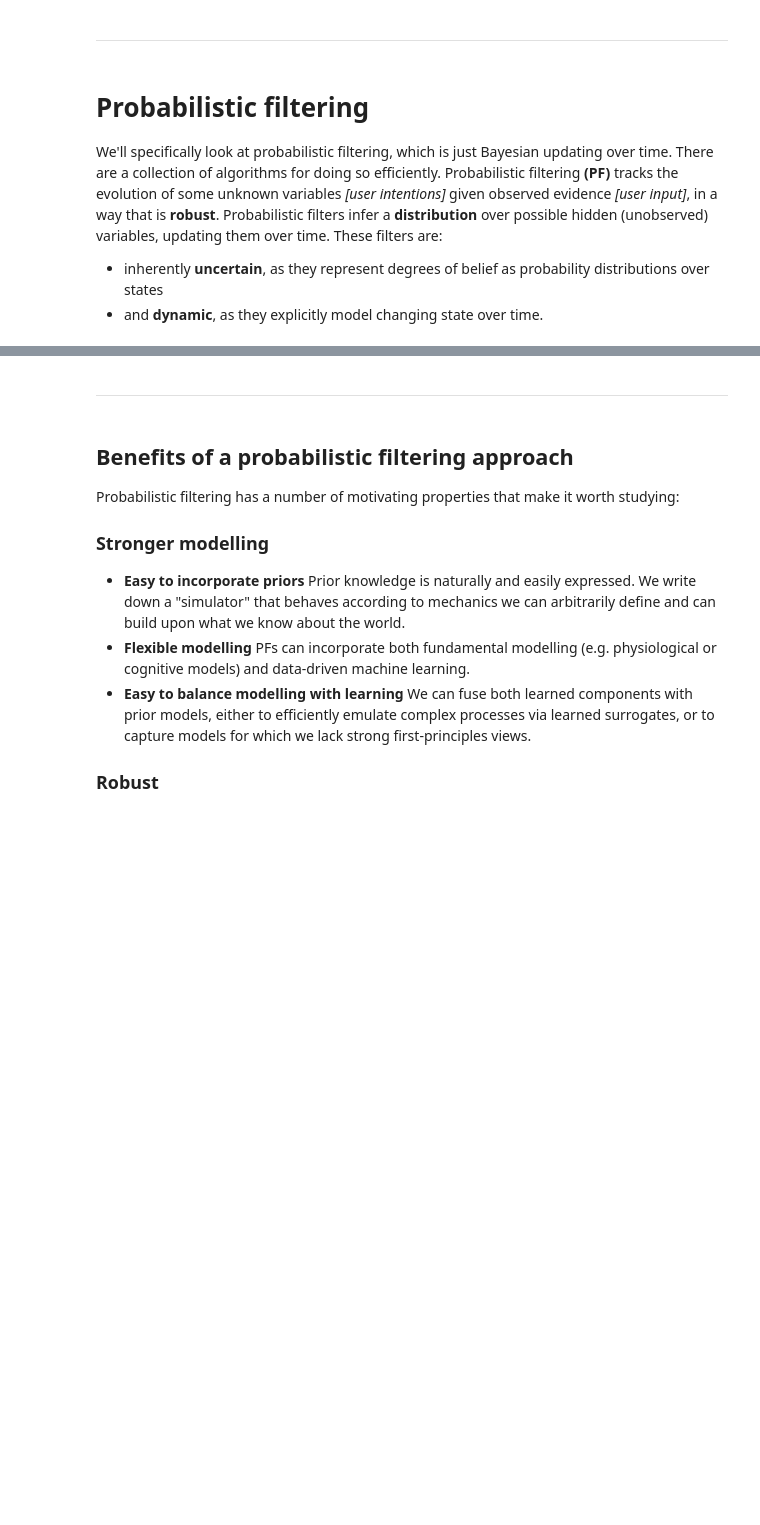
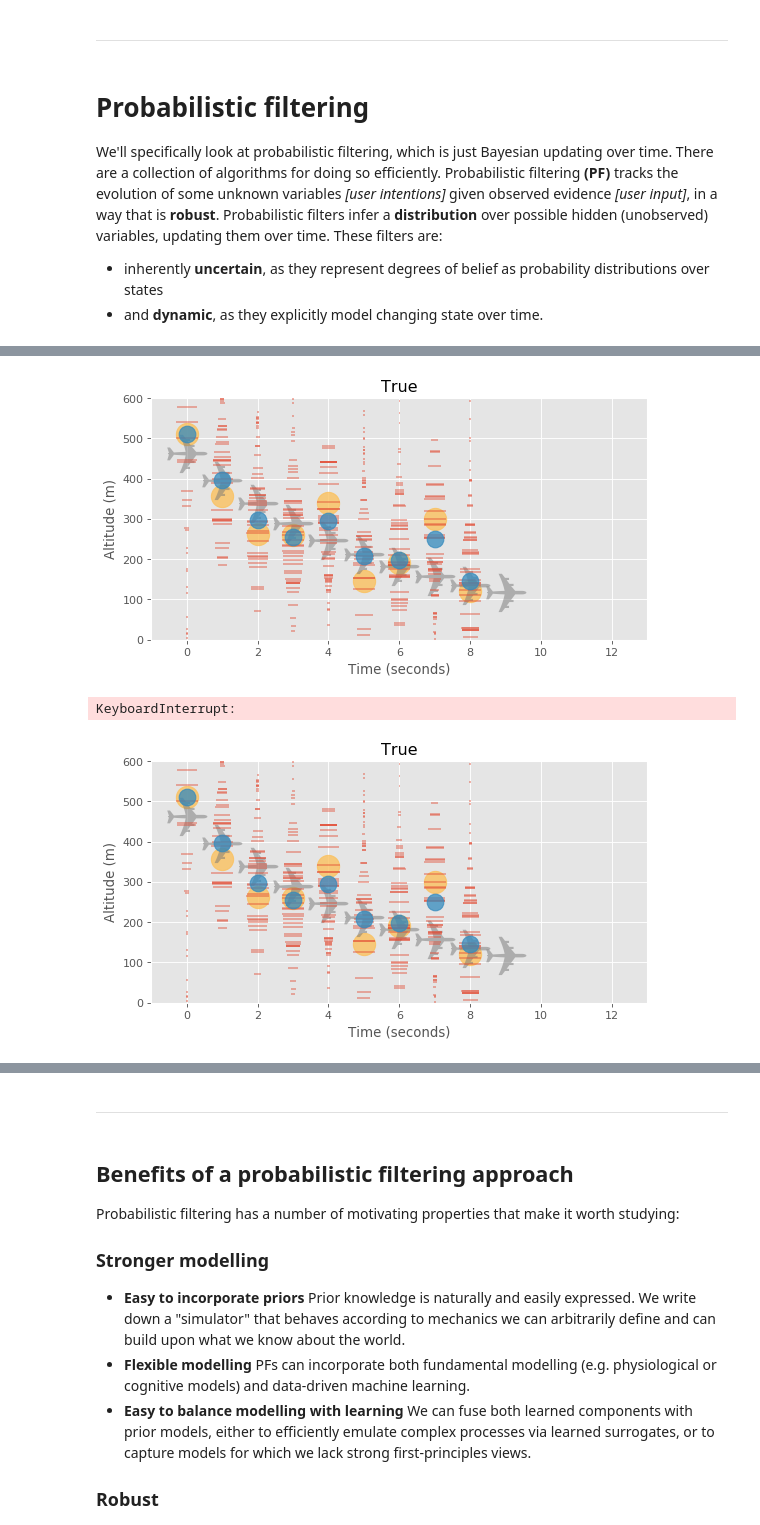
Before and after one commit to johnhw/chi_course_2019, a Jupyter notebook: 01_intro_to_bayesian_methods/Introduction_to_Bayesian_Methods_in_HCI.ipynb, the cells around one changed output, grey strips where cells are left out. Drawn from its saved outputs; the diff is of its cells as text; code cells hidden in the pictures; blank space fills up the shorter version.

```diff
--- a/01_intro_to_bayesian_methods/Introduction_to_Bayesian_Methods_in_HCI.ipynb
+++ b/01_intro_to_bayesian_methods/Introduction_to_Bayesian_Methods_in_HCI.ipynb
@@ -406,2 +438,78 @@ Probabilistic filtering means writing down an **executable, statistical model**
+# %%
+
+def redraw_figure(fig):
+    IPython.display.clear_output(wait=True)
+    IPython.display.display(fig)
+    time.sleep(0.5)
+
+
+def estimate_landing(iters=100, noise=0.1, k=5, n_samples=50, diffusion=50, descend=0.15):
+
+    alt_guess = np.random.normal(500, 500, n_samples)
+
+
+    # true initial parameters
+    alt_true = 500
+    vsi_true = -50
+
+    # set up a figure
+    fig = plt.figure()
+    ax = fig.add_subplot(1,1,1)
+    ax.set_ylim(-0.5, 600)
+    ax.set_ylabel("Altitude (m)")
+    ax.set_xlabel("Time (seconds)")
+    ax.set_xlim(-1, iters+1)
+
+    for ix in range(iters):
+
+        ## SIMULATION
+        # update our "true" model
+        alt_true += vsi_true
+        vsi_true = -descend * alt_true
+
+        # make a noisy observation
+        alt_obs = alt_true + np.random.normal(0, noise)
+
+
+        # add some "dynamics" to the samples
+        diffuse_dynamics = np.random.normal(0, diffusion, alt_guess.shape)
+        alt_guess  += diffuse_dynamics
+
+        ## LIKELIHOOD
+        # compute a weighting function to assign belief
+        # to each element of our sample set
+        u_weights = np.exp(-(alt_guess - alt_obs)**2 * k)
+        weights = u_weights / np.sum(u_weights) # normalise
+
+
+        ## DRAWING
+        ax.text(ix, alt_true, '✈', size=50, horizontalalignment='center',
+                verticalalignment="center", color='C3', alpha=0.5)
+        ax.set_title("True")
+        redraw_figure(fig)
+
+        ax.plot(ix, alt_obs, 'C4o', markersize=20, alpha=0.8)
+        ax.set_title("Observed")
+        redraw_figure(fig)
+
+        ax.scatter(x=np.tile(ix, (len(alt_guess))), y=alt_guess, s=u_weights**2*400+2,
+                   color='C0', zorder=10, edgecolor='black', alpha=0.5, marker='_')
+        ax.set_title("Estimates")
+        redraw_figure(fig)
+
+        ax.plot(ix, np.sum(alt_guess * weights), 'C1.', markersize=30, zorder=100, alpha=0.75)
+        redraw_figure(fig)
+
+
+        ## SAMPLING
+        # copy the particles, favouring heavily weighted ones
+        alt_guess = alt_guess[pfilter.resample(weights)]
+
+
+estimate_landing(noise=30, k=3e-5, iters=12, diffusion=150)
+# %% [output]
+[figure, added]
+KeyboardInterrupt:
+[figure, added]
 # %% [markdown]
 ---
```
Also changed, not shown: parts of 26 cells of this notebook, 1 other file.
